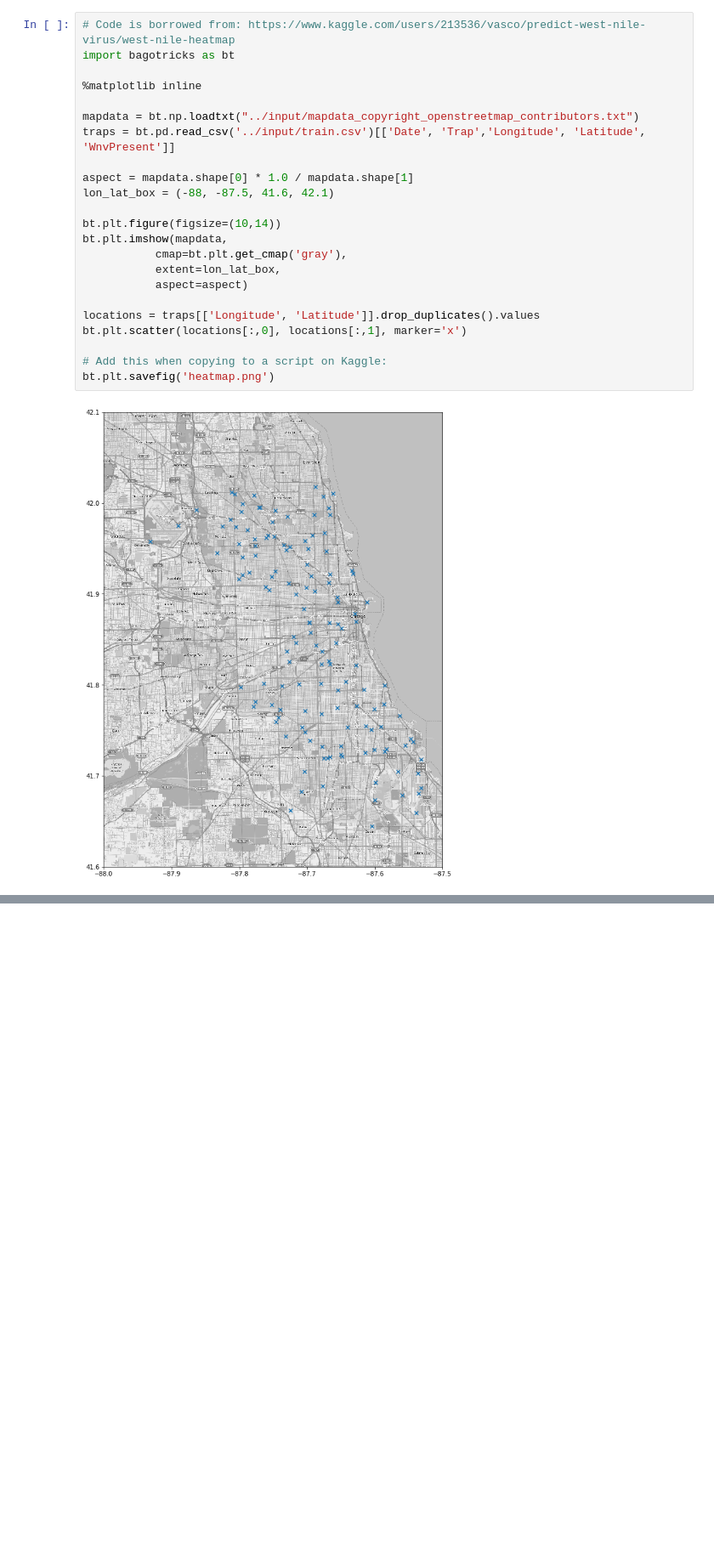
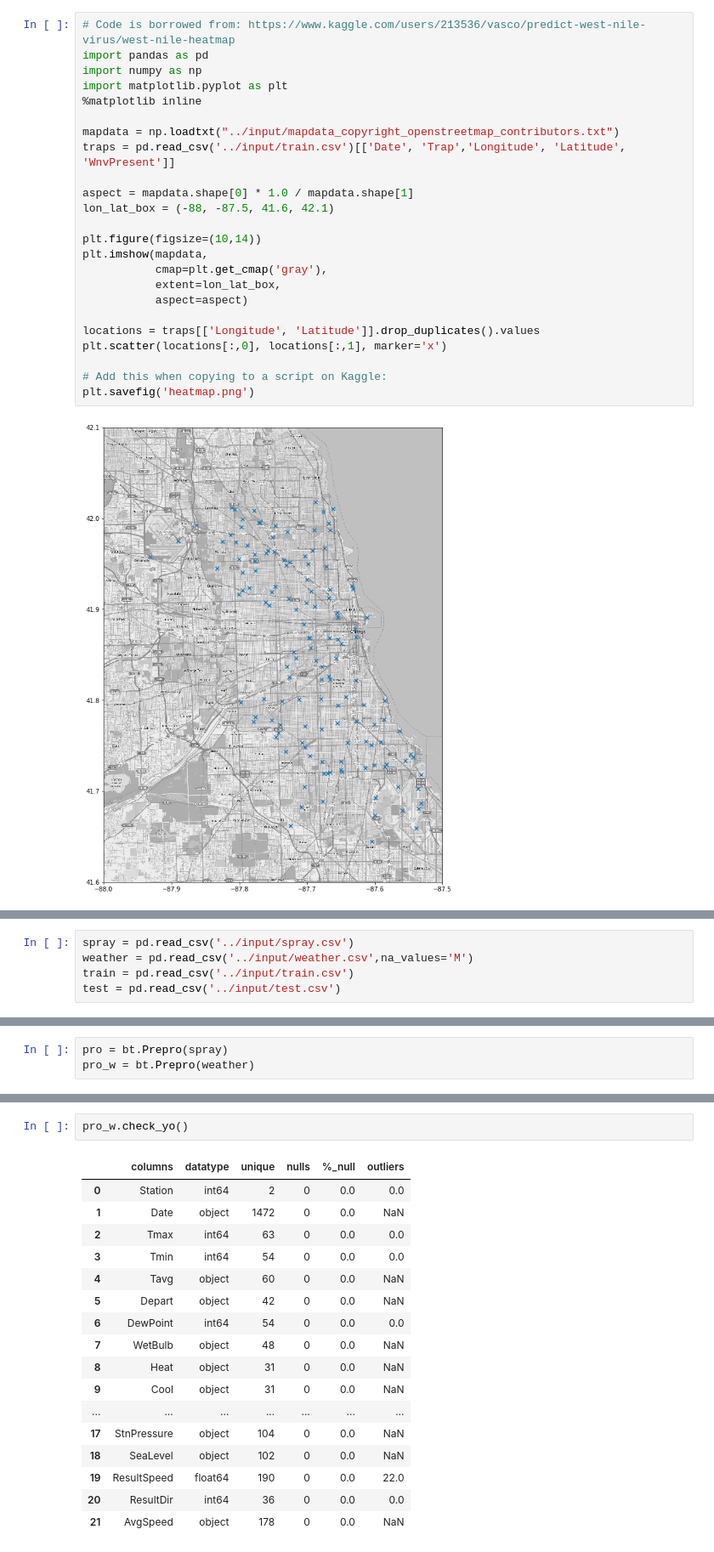
Before and after one commit to c-e-smith/west_nile_chi, a Jupyter notebook: src/measurement_locations.ipynb, the cells around one changed output, grey strips where cells are left out. Shown at 85% size. Drawn from its saved outputs; the diff is of its cells as text; blank space fills up the shorter version.

Commit message:
weather munging

```diff
--- a/src/measurement_locations.ipynb
+++ b/src/measurement_locations.ipynb
@@ -7,26 +7,27 @@ Once you have a script you're ready to share, paste your code into a [new script
 !cd ../working/ # Not necessary for scripts running on Kaggle
 # %%
 # Code is borrowed from: https://www.kaggle.com/users/213536/vasco/predict-west-nile-virus/west-nile-heatmap
-import bagotricks as bt
-
+import pandas as pd
+import numpy as np
+import matplotlib.pyplot as plt
 %matplotlib inline
 
-mapdata = bt.np.loadtxt("../input/mapdata_copyright_openstreetmap_contributors.txt")
-traps = bt.pd.read_csv('../input/train.csv')[['Date', 'Trap','Longitude', 'Latitude', 'WnvPresent']]
+mapdata = np.loadtxt("../input/mapdata_copyright_openstreetmap_contributors.txt")
+traps = pd.read_csv('../input/train.csv')[['Date', 'Trap','Longitude', 'Latitude', 'WnvPresent']]
 
 aspect = mapdata.shape[0] * 1.0 / mapdata.shape[1]
 lon_lat_box = (-88, -87.5, 41.6, 42.1)
 
-bt.plt.figure(figsize=(10,14))
-bt.plt.imshow(mapdata,
-           cmap=bt.plt.get_cmap('gray'),
+plt.figure(figsize=(10,14))
+plt.imshow(mapdata,
+           cmap=plt.get_cmap('gray'),
            extent=lon_lat_box,
            aspect=aspect)
 
 locations = traps[['Longitude', 'Latitude']].drop_duplicates().values
-bt.plt.scatter(locations[:,0], locations[:,1], marker='x')
+plt.scatter(locations[:,0], locations[:,1], marker='x')
 
 # Add this when copying to a script on Kaggle:
-bt.plt.savefig('heatmap.png')
+plt.savefig('heatmap.png')
 # %% [output]
 [figure]
@@ -32,0 +47,5 @@ bt.plt.savefig('heatmap.png')
+# %%
+spray = pd.read_csv('../input/spray.csv')
+weather = pd.read_csv('../input/weather.csv',na_values='M')
+train = pd.read_csv('../input/train.csv')
+test = pd.read_csv('../input/test.csv')
@@ -32,0 +72,3 @@ bt.plt.savefig('heatmap.png')
+# %%
+pro = bt.Prepro(spray)
+pro_w = bt.Prepro(weather)
@@ -32,0 +77,20 @@ bt.plt.savefig('heatmap.png')
+# %%
+pro_w.check_yo()
+# %% [output]
+|  | columns | datatype | unique | nulls | %_null | outliers |
+| 0 | Station | int64 | 2 | 0 | 0.0 | 0.0 |
+| 1 | Date | object | 1472 | 0 | 0.0 | NaN |
+| 2 | Tmax | int64 | 63 | 0 | 0.0 | 0.0 |
+| 3 | Tmin | int64 | 54 | 0 | 0.0 | 0.0 |
+| 4 | Tavg | object | 60 | 0 | 0.0 | NaN |
+| 5 | Depart | object | 42 | 0 | 0.0 | NaN |
+| 6 | DewPoint | int64 | 54 | 0 | 0.0 | 0.0 |
+| 7 | WetBulb | object | 48 | 0 | 0.0 | NaN |
+| 8 | Heat | object | 31 | 0 | 0.0 | NaN |
+| 9 | Cool | object | 31 | 0 | 0.0 | NaN |
+| ... | ... | ... | ... | ... | ... | ... |
+| 17 | StnPressure | object | 104 | 0 | 0.0 | NaN |
+| 18 | SeaLevel | object | 102 | 0 | 0.0 | NaN |
+| 19 | ResultSpeed | float64 | 190 | 0 | 0.0 | 22.0 |
+| 20 | ResultDir | int64 | 36 | 0 | 0.0 | 0.0 |
+| 21 | AvgSpeed | object | 178 | 0 | 0.0 | NaN |
```
Also changed, not shown: parts of 12 cells of this notebook.
